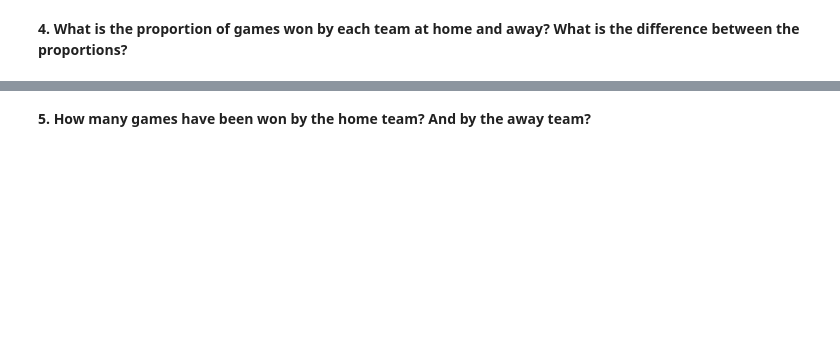
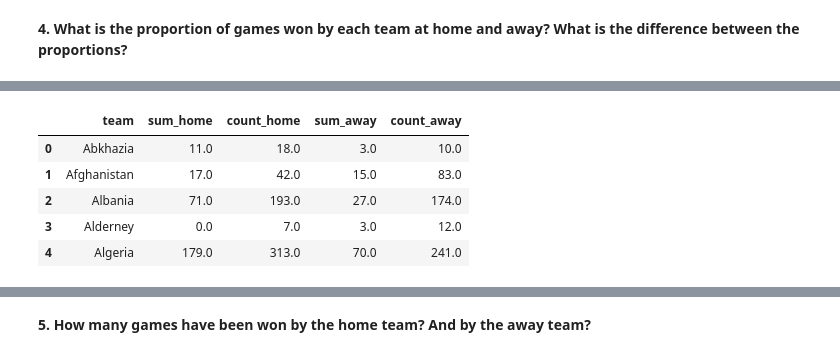
Before and after one commit to katarzynaadamczyk/data_analysis, a Jupyter notebook: soccer/notebook.ipynb, the cells around one changed output, grey strips where cells are left out. Saved outputs shown, nothing was run; the diff lists cells and outputs as text; code cells hidden in the pictures; blank space fills up the shorter version.

```diff
--- a/soccer/notebook.ipynb
+++ b/soccer/notebook.ipynb
@@ -472,0 +566,11 @@ Pomyśleć nad jakąś wizualizacją tego. Na przykład w
+# %%
+home_and_away_table.drop(columns='away_team', inplace=True)
+home_and_away_table.rename(columns={'home_team': 'team'}, inplace=True)
+home_and_away_table.head()
+# %% [output]
+|  | team | sum_home | count_home | sum_away | count_away |
+| 0 | Abkhazia | 11.0 | 18.0 | 3.0 | 10.0 |
+| 1 | Afghanistan | 17.0 | 42.0 | 15.0 | 83.0 |
+| 2 | Albania | 71.0 | 193.0 | 27.0 | 174.0 |
+| 3 | Alderney | 0.0 | 7.0 | 3.0 | 12.0 |
+| 4 | Algeria | 179.0 | 313.0 | 70.0 | 241.0 |
```
Also changed, not shown: parts of 18 cells of this notebook.
